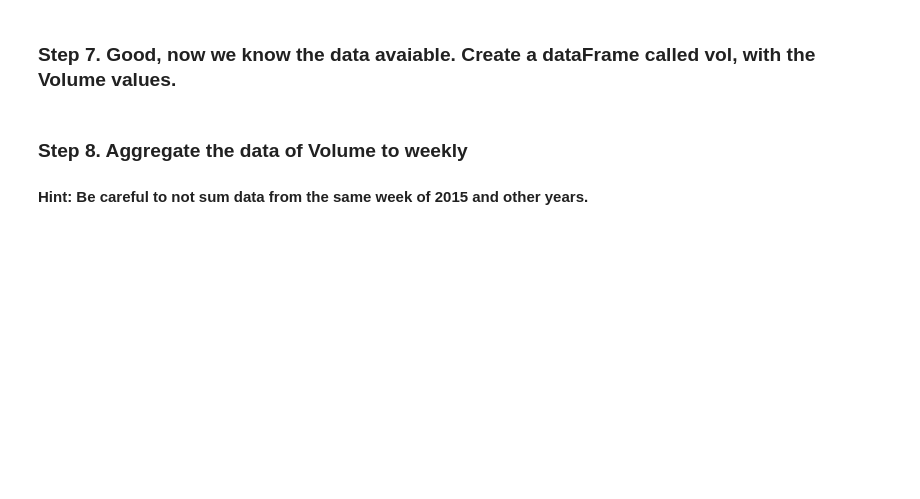
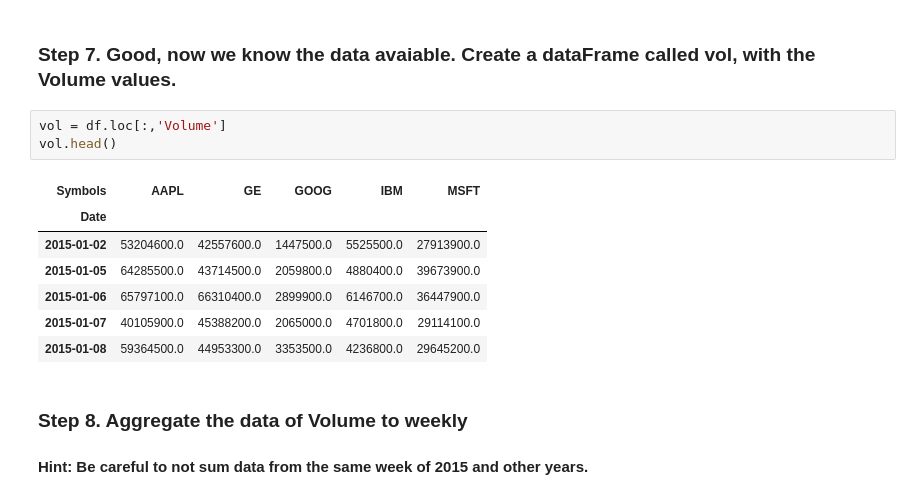
Before and after one commit to joaovitorez/octos-academy, a Jupyter notebook: 02. Data Handling/Exercises/09_Time_Series/Getting_Financial_Data/Exercises.ipynb, the cells around one changed output. Saved outputs shown, nothing was run; the diff lists cells and outputs as text; blank space fills up the shorter version.

```diff
--- a/02. Data Handling/Exercises/09_Time_Series/Getting_Financial_Data/Exercises.ipynb
+++ b/02. Data Handling/Exercises/09_Time_Series/Getting_Financial_Data/Exercises.ipynb
@@ -39,5 +99,16 @@ stocks = ['AAPL', 'TSLA', 'IBM', 'LNKD']
 # %% [markdown]
 ### Step 7. Good, now we know  the data avaiable. Create a dataFrame called vol, with the Volume values.
+# %%
+vol = df.loc[:,'Volume']
+vol.head()
+# %% [output]
+| Symbols | AAPL | GE | GOOG | IBM | MSFT |
+| Date |  |  |  |  |  |
+| 2015-01-02 | 53204600.0 | 42557600.0 | 1447500.0 | 5525500.0 | 27913900.0 |
+| 2015-01-05 | 64285500.0 | 43714500.0 | 2059800.0 | 4880400.0 | 39673900.0 |
+| 2015-01-06 | 65797100.0 | 66310400.0 | 2899900.0 | 6146700.0 | 36447900.0 |
+| 2015-01-07 | 40105900.0 | 45388200.0 | 2065000.0 | 4701800.0 | 29114100.0 |
+| 2015-01-08 | 59364500.0 | 44953300.0 | 3353500.0 | 4236800.0 | 29645200.0 |
 # %% [markdown]
 ### Step 8. Aggregate the data of Volume to weekly
 #### Hint: Be careful to not sum data from the same week of 2015 and other years.
```
Also changed, not shown: parts of 11 cells of this notebook.
